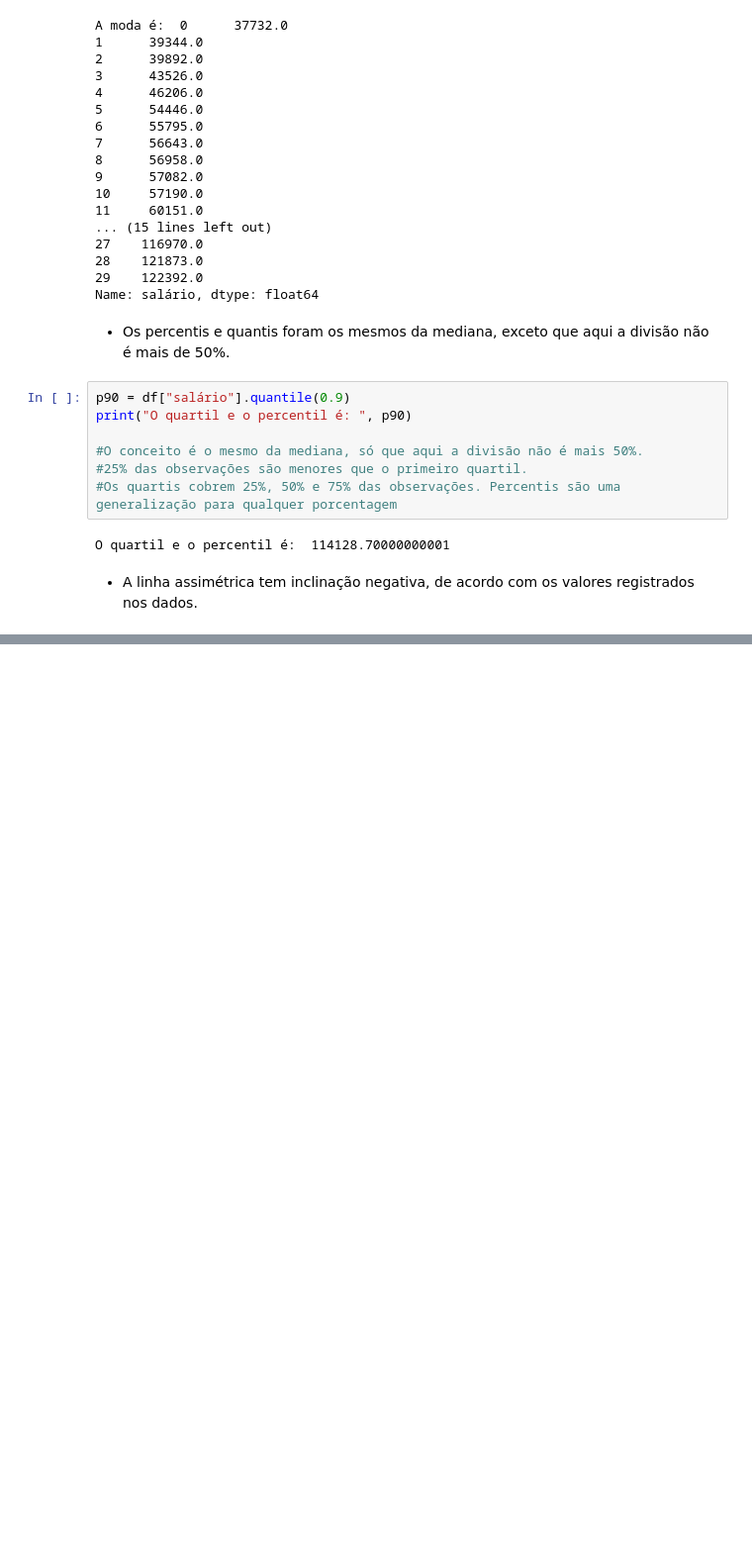
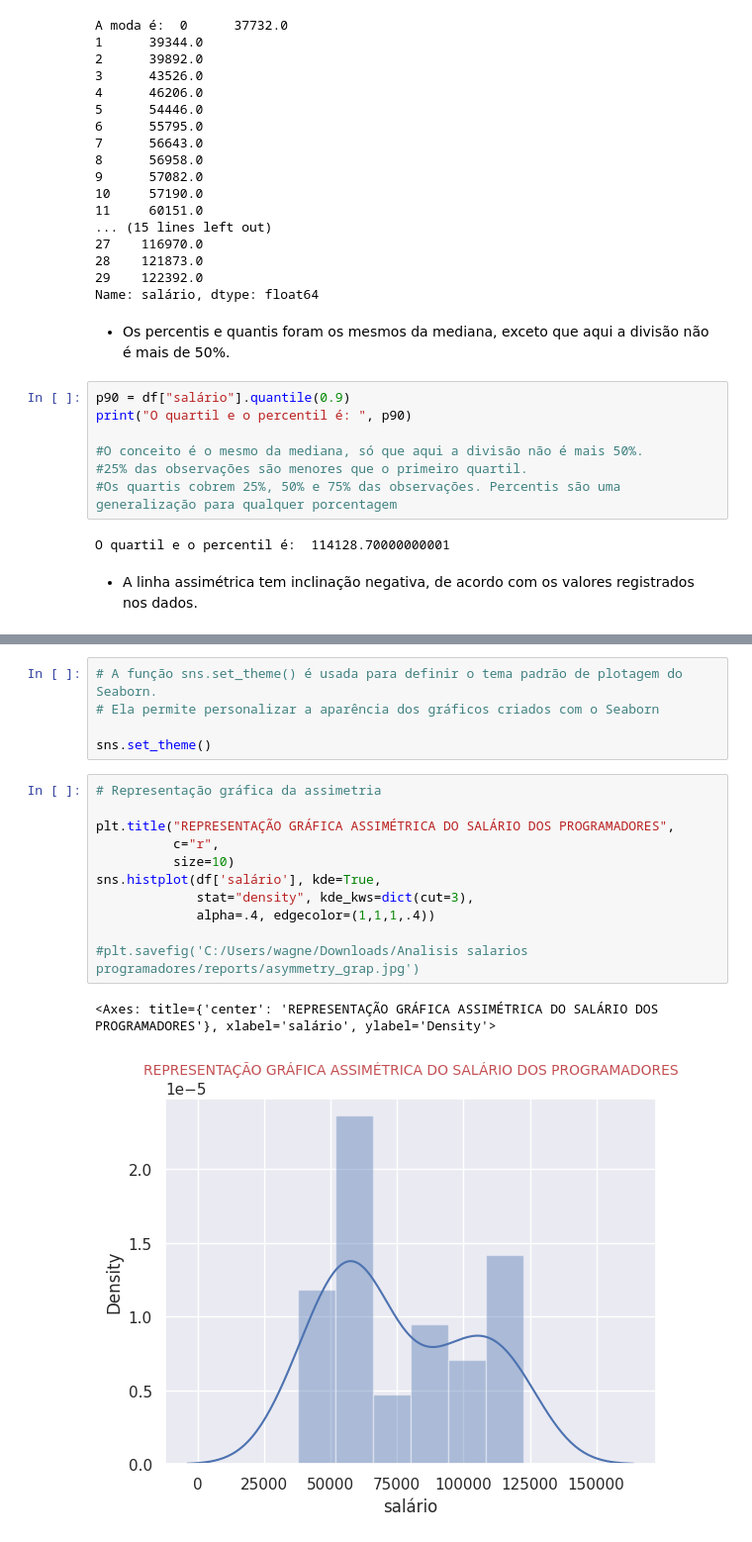
Before and after one commit to KARINAgoncalvesSOARES/ML_analisando_salario_de_programadores, a Jupyter notebook: analisando_salario.ipynb, the cells around one changed output, grey strips where cells are left out. Shown at 99% size. Saved outputs shown, nothing was run; the diff lists cells and outputs as text; blank space fills up the shorter version.

```diff
--- a/analisando_salario.ipynb
+++ b/analisando_salario.ipynb
@@ -262,0 +260,19 @@ plt.show()
+# %%
+# A função sns.set_theme() é usada para definir o tema padrão de plotagem do Seaborn.
+# Ela permite personalizar a aparência dos gráficos criados com o Seaborn
+
+sns.set_theme()
+# %%
+# Representação gráfica da assimetria
+
+plt.title("REPRESENTAÇÃO GRÁFICA ASSIMÉTRICA DO SALÁRIO DOS PROGRAMADORES",
+          c="r",
+          size=10)
+sns.histplot(df['salário'], kde=True,
+             stat="density", kde_kws=dict(cut=3),
+             alpha=.4, edgecolor=(1,1,1,.4))
+
+#plt.savefig('C:/Users/wagne/Downloads/Analisis salarios programadores/reports/asymmetry_grap.jpg')
+# %% [output]
+<Axes: title={'center': 'REPRESENTAÇÃO GRÁFICA ASSIMÉTRICA DO SALÁRIO DOS PROGRAMADORES'}, xlabel='salário', ylabel='Density'>
+[figure, added]
```
Also changed, not shown: parts of 1 cell of this notebook.
